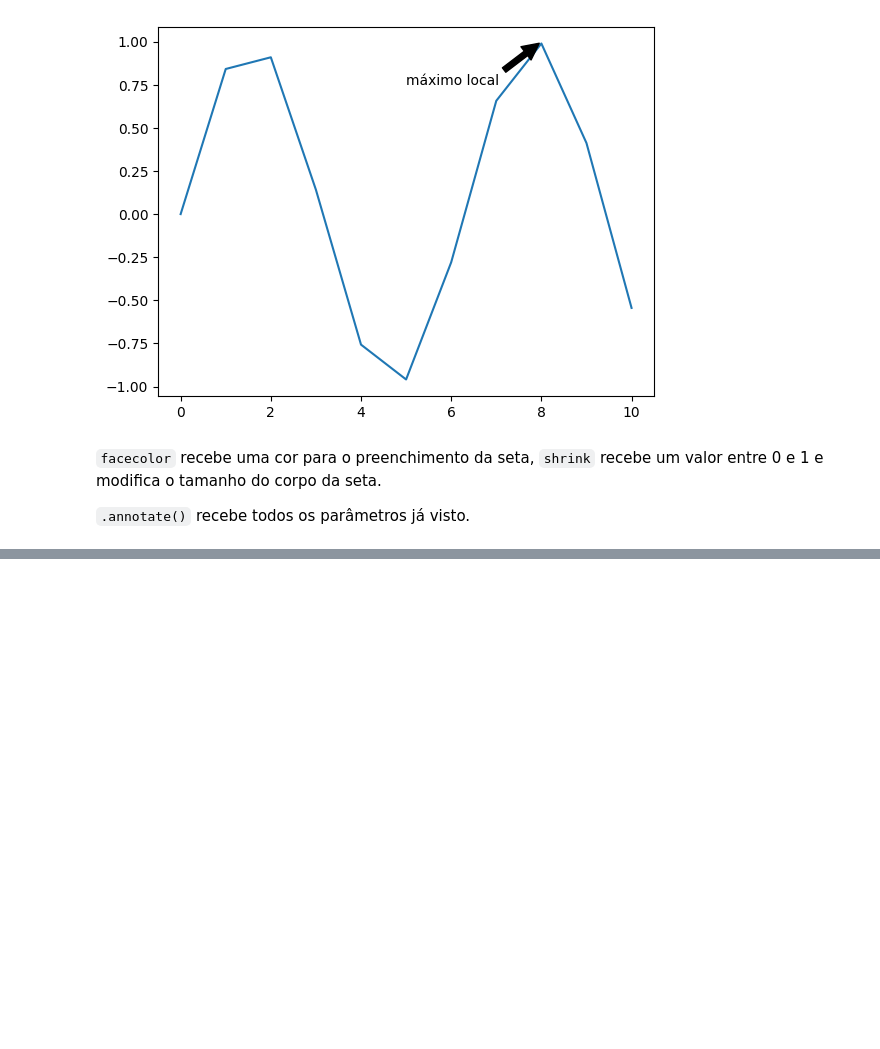
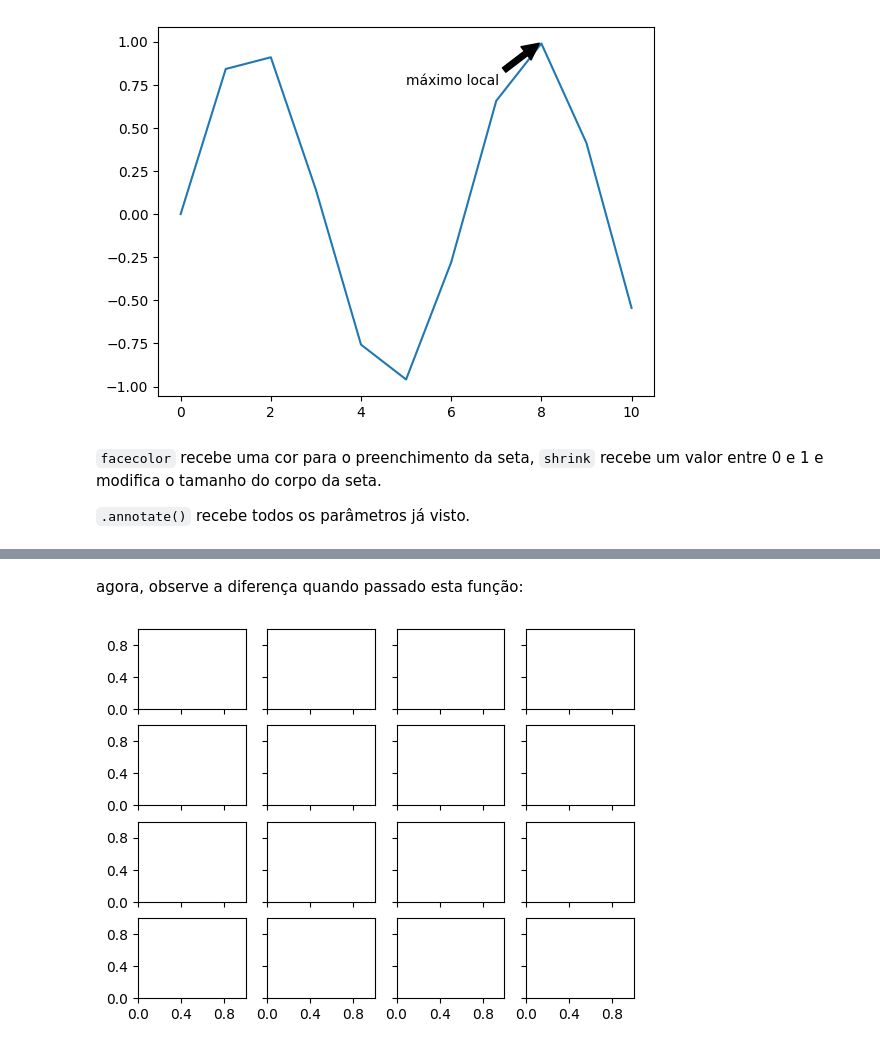
Before and after one commit to lucas-mt/studyPY, a Jupyter notebook: explicaçõesPY/módulos/matplotlib/funções.ipynb, the cells around one changed output, grey strips where cells are left out. Saved outputs shown, nothing was run; the diff lists cells and outputs as text; code cells hidden in the pictures; blank space fills up the shorter version.

```diff
--- a/explicaçõesPY/módulos/matplotlib/funções.ipynb
+++ b/explicaçõesPY/módulos/matplotlib/funções.ipynb
@@ -213,0 +245,10 @@ Text(5, 0.75, 'máximo local')
+# %% [markdown]
+agora, observe a diferença quando passado esta função:
+# %%
+fig, ax = plt.subplots(nrows=4, ncols=4, sharex=True, sharey=True)
+
+for axi in ax.flat:
+    axi.xaxis.set_major_locator(plt.MaxNLocator(3))
+    axi.yaxis.set_major_locator(plt.MaxNLocator(3))
+# %% [output]
+[figure, added]
```
Also changed, not shown: parts of 11 cells of this notebook, 9 other files.
